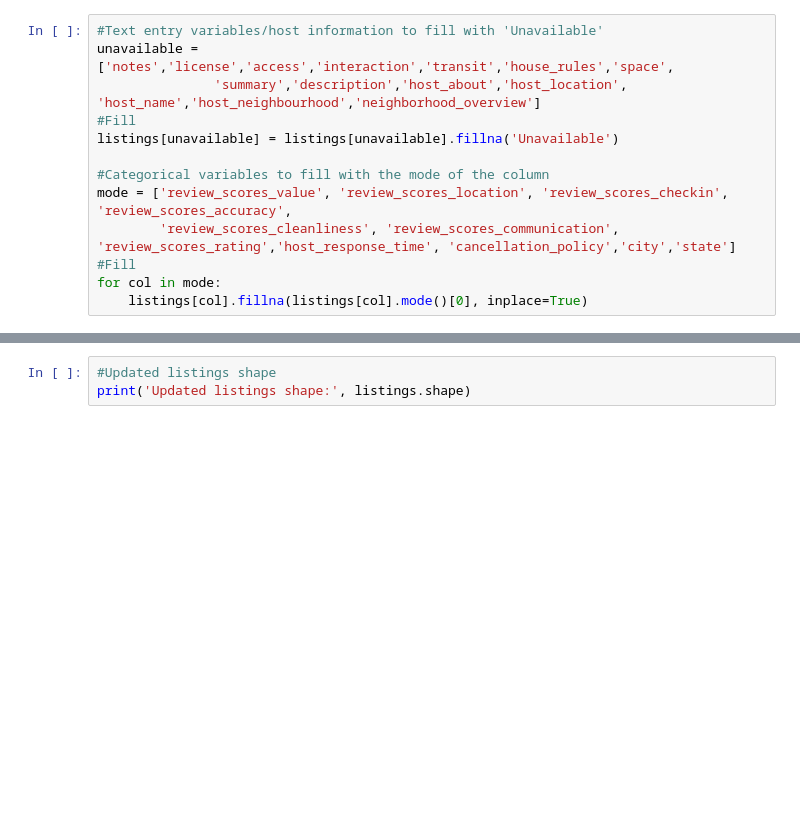
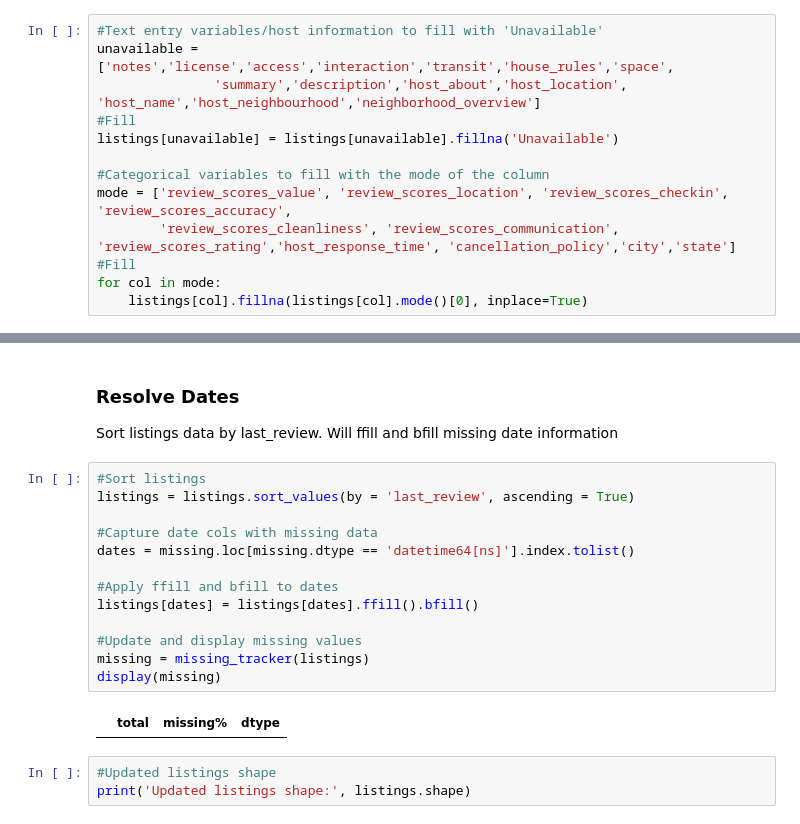
Before and after one commit to KishenSharma6/Airbnb-Analysis, a Jupyter notebook: Project Codes/02. Data Cleaning Scripts/2020_0130_Listings_Cleaning.ipynb, the cells around one changed output, grey strips where cells are left out. Drawn from its saved outputs; the diff is of its cells as text; blank space fills up the shorter version.

```diff
--- a/Project Codes/02. Data Cleaning Scripts/2020_0130_Listings_Cleaning.ipynb
+++ b/Project Codes/02. Data Cleaning Scripts/2020_0130_Listings_Cleaning.ipynb
@@ -477,3 +484,21 @@ Missing dates will be left as is for the time being
+# %% [markdown]
+### Resolve Dates
+Sort listings data by last_review. Will ffill and bfill missing date information
+# %%
+#Sort listings
+listings = listings.sort_values(by = 'last_review', ascending = True)
+
+#Capture date cols with missing data
+dates = missing.loc[missing.dtype == 'datetime64[ns]'].index.tolist()
+
+#Apply ffill and bfill to dates
+listings[dates] = listings[dates].ffill().bfill()
+
+#Update and display missing values
+missing = missing_tracker(listings)
+display(missing)
+# %% [output]
+|  | total | missing% | dtype |
 # %%
 #Updated listings shape
 print('Updated listings shape:', listings.shape)
```
Also changed, not shown: parts of 6 cells of this notebook.
